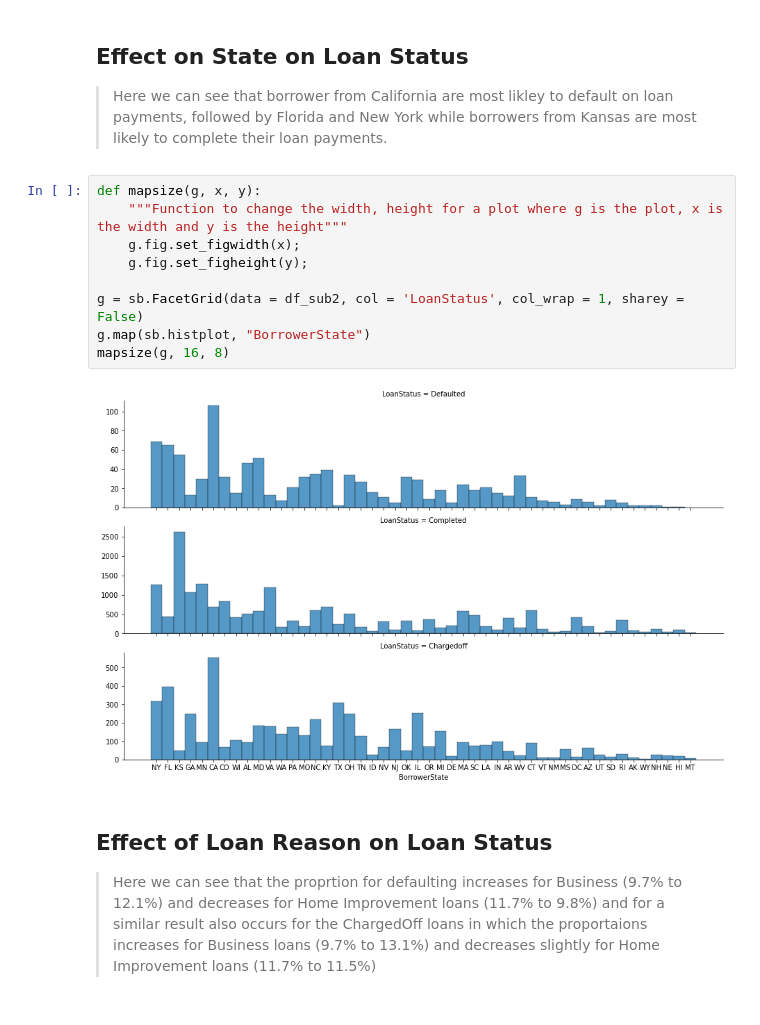
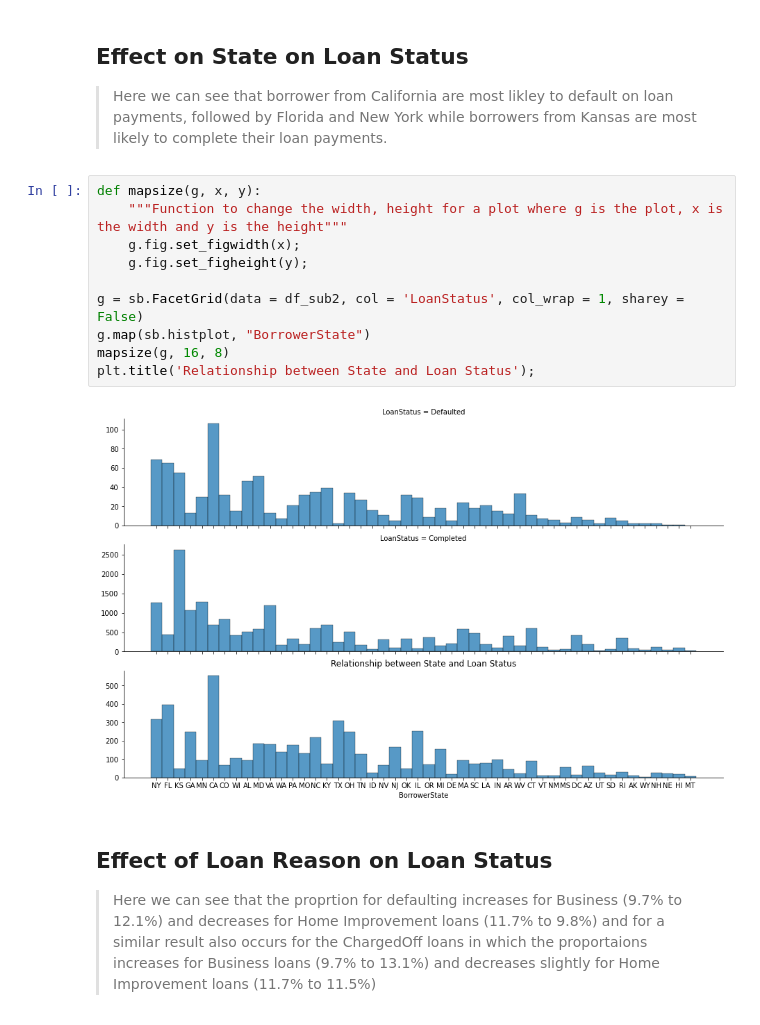
Before and after one commit to Abanoub-A-Girgis/Udacity-Communicate-Data-Findings, a Jupyter notebook: slide_deck.ipynb, the cells around one changed output. Drawn from its saved outputs; the diff is of its cells as text.

```diff
--- a/slide_deck.ipynb
+++ b/slide_deck.ipynb
@@ -86,14 +87,15 @@ for i in range (freq_status.shape[0]):
 # %%
 def mapsize(g, x, y):
     """Function to change the width, height for a plot where g is the plot, x is the width and y is the height"""
     g.fig.set_figwidth(x);
     g.fig.set_figheight(y);
 
 g = sb.FacetGrid(data = df_sub2, col = 'LoanStatus', col_wrap = 1, sharey = False)
 g.map(sb.histplot, "BorrowerState")
 mapsize(g, 16, 8)
+plt.title('Relationship between State and Loan Status');
 # %% [output]
-[figure, old version]
+[figure, new version]
 # %% [markdown]
 ## Effect of Loan Reason on Loan Status
 
```
Also changed, not shown: parts of 3 cells of this notebook, 1 other file.
